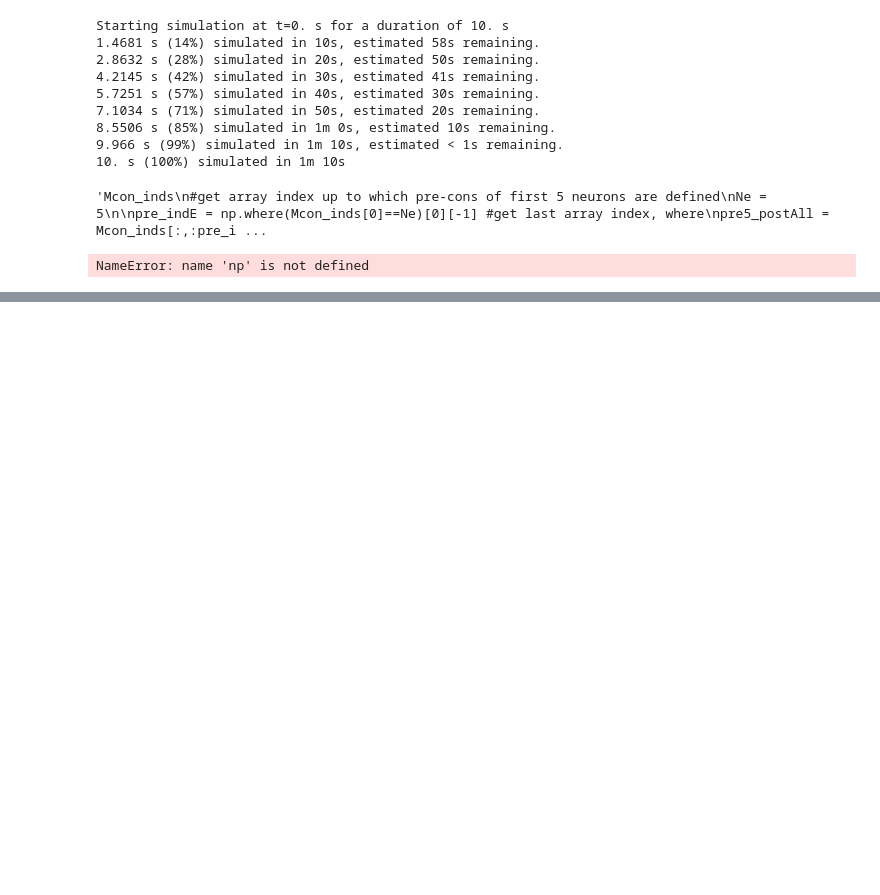
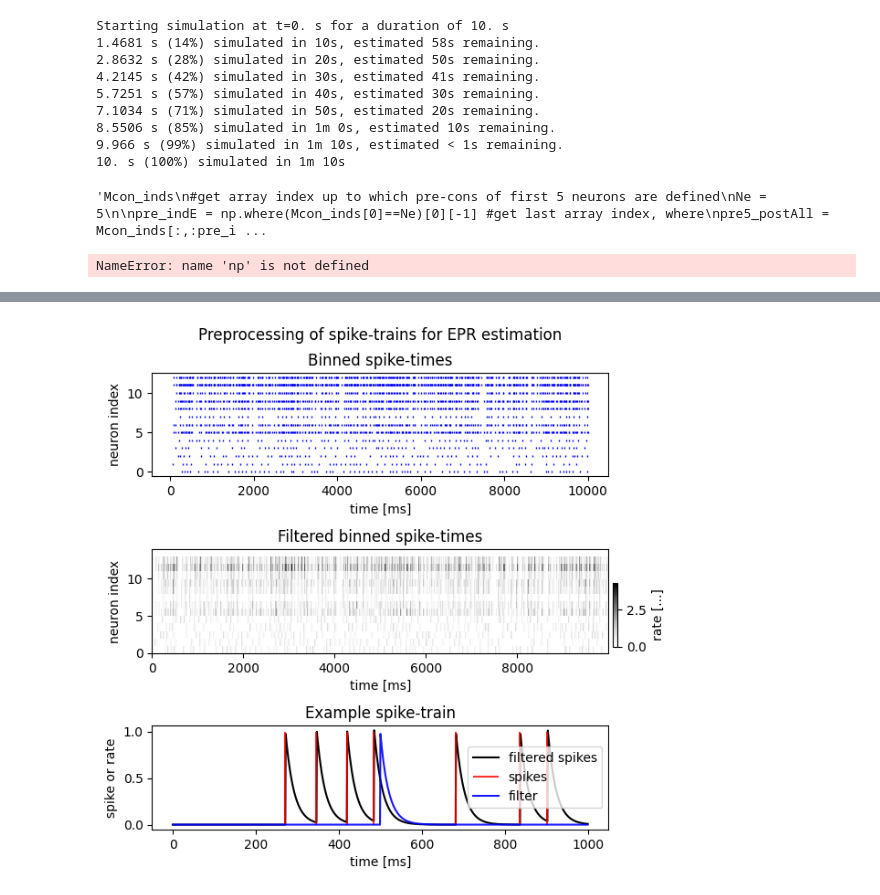
Before and after one commit to michicomputational/EPR, a Jupyter notebook: network-sim (Rajat).ipynb, the cells around one changed output, grey strips where cells are left out. Drawn from its saved outputs; the diff is of its cells as text; code cells hidden in the pictures; blank space fills up the shorter version.

Commit message:
started with small feed-forward network

```diff
--- a/network-sim (Rajat).ipynb
+++ b/network-sim (Rajat).ipynb
@@ -684,0 +782,87 @@ array([[ 75.9,  76.6, 119.8, 121.8, 141. , 155.2, 157.5, 157.9, 162.8,
+# %%
+#plot sim for ff network
+#load spike-times from rajat's simulation
+spikes_l1 = np.array([SM1.t/ms, SM1.i])#np.load('spikes_static1000_l1.npy') #shape (spike-time, neuron_id)
+spikes_l2 = np.array([SM2.t/ms, SM2.i])#np.load('spikes_static1000_l2.npy')
+spikes_l3 = np.array([SM3.t/ms, SM3.i])#np.load('spikes_static1000_3.npy')
+
+N = 15
+Nl = 5
+##concatenate inh and exc spikes into one array
+# add maximum index of excitatory neurons Ne to indices of inh neurons to distinguish them after concatenation;
+spikes_l1_ix = spikes_l1.copy()
+spikes_l2_ix = spikes_l2.copy()
+spikes_l3_ix = spikes_l3.copy()
+
+spikes_l2_ix[1] = spikes_l2[1] + Nl
+spikes_l3_ix[1] = spikes_l3[1] + 2*Nl
+
+spikes = np.hstack((spikes_l1_ix, spikes_l2_ix, spikes_l3_ix)) #concatenate inh and exc spikes into one array, spikes
+sp_times, sp_neuron = spikes[0], spikes[1]
+
+#bin spike-times
+bin_width = 1 #ms #bin width
+print('binning...')
+time_bins, binned_spikes = bin_tp_data(spikes, T, bin_width)
+#convolve data, to help the epr algorithm detect statistics and trends of data
+flt_width = 20 #ms #width of gaussian filter, if used
+tau = 20 #ms, time constant of exp filter, if used
+print('filtering...')
+rate = inst_rate_exp(binned_spikes, tau = tau, height=1, dt=bin_width) #inst_rate(binned_spikes, filter_width = flt_width, dt=bin_width) #
+
+#plot spike time data
+print('plotting...')
+fig,ax =plt.subplots(3,1,figsize=(5,5))
+N, nbins = binned_spikes.shape
+
+#plot binned spikes data
+markersize =1
+ax[0].set_title('Binned spike-times')
+nidx, tp = np.nonzero(binned_spikes) #as arrays are too big and sparse for imshow visualization, extract non-zero element's indices
+nidx_l1, tp_l1 = nidx[nidx<5], tp[nidx<5] #and exc
+nidx_l2, tp_l2 = nidx[(nidx>=5)&(nidx<10)], tp[(nidx>=5)&(nidx<10)] #divide into indices for inhibitory
+nidx_l3, tp_l3 = nidx[nidx>10], tp[nidx>10] #and exc
+
+ax[0].plot(tp*bin_width, nidx,'|', markersize=markersize, color='blue')
+# ax[0].plot(tp_l1*bin_width, nidx_l1,'|', markersize=markersize, color='blue')
+# ax[0].plot(tp_l2*bin_width, nidx_l2,'|', markersize=markersize, color='red')
+# ax[0].plot(tp_l3*bin_width, nidx_l3,'|', markersize=markersize, color='green')
+ax[0].set_ylabel('neuron index')
+
+#plot convolved binned spikes
+ax[1].set_title('Filtered binned spike-times')
+im1 = ax[1].imshow(rate, aspect='auto', origin='lower', cmap='Greys', interpolation='none', extent=[time_bins[0], time_bins[-2], 0, N])
+ax[1].set_ylabel('neuron index')
+
+#plot convolved spike-train for example neuron
+plot_to_time = 1000 #ms
+plot_to = int(plot_to_time/bin_width) #bins
+ix = 0
+ntp = time_bins[:-1].size
+ax[2].set_title('Example spike-train')
+
+ax[2].plot(time_bins[:plot_to], rate[ix, :plot_to], 'black',label='filtered spikes')
+# sp_timesi = sp_times[sp_neuron == ix]
+# nspikes_in_zoom = int(binned_spikes[ix, :plot_to].sum())  #TODO, zoom into spike times
+# ax[2].vlines(sp_timesi[:nspikes_in_zoom],0, np.ones(nspikes_in_zoom),color='red',label='spikes')
+example_spike_inds = np.nonzero(binned_spikes[ix, :plot_to])
+ax[2].vlines(example_spike_inds, 0, np.ones([len(example_spike_inds)]), color='red', label='spikes', alpha=0.8)
+#ax[2].plot(time_bins[:plot_to], binned_spikes[ix, :plot_to], color='r', label='spikes')
+ax[2].plot(time_bins[:plot_to], expfilt(np.linspace(-plot_to//2, plot_to//2, plot_to), tau = tau, dt=bin_width), 'blue',alpha=0.9, label='filter')
+ax[2].legend(loc='right')
+ax[2].set_ylabel('spike or rate')
+for axi in ax.flat:
+    axi.set_xlabel('time [ms]')
+plt.suptitle('Preprocessing of spike-trains for EPR estimation',y=1.1)
+#plt.tight_layout()
+
+#add colorbar and determine plot spacing and size
+cbar_ax = fig.add_axes([1.01, 0.4, 0.01, 0.14])
+cbar=fig.colorbar(im1, cax=cbar_ax,orientation='vertical')
+cbar.set_label('rate [...]')
+#ax[0]. #TODO: add colorbar
+fig.subplots_adjust(0,0,1,1,0.5,0.7)
+
+#TODO: plot blue/red also for other data structures
+print('Binned spikes are just as many as spike-times:',binned_spikes.sum()==spikes.shape[1])
+# %% [output]
@@ -684,0 +873 @@ array([[ 75.9,  76.6, 119.8, 121.8, 141. , 155.2, 157.5, 157.9, 162.8,
+[figure, added]
```
Also changed, not shown: parts of 10 cells of this notebook, 6 other files.
